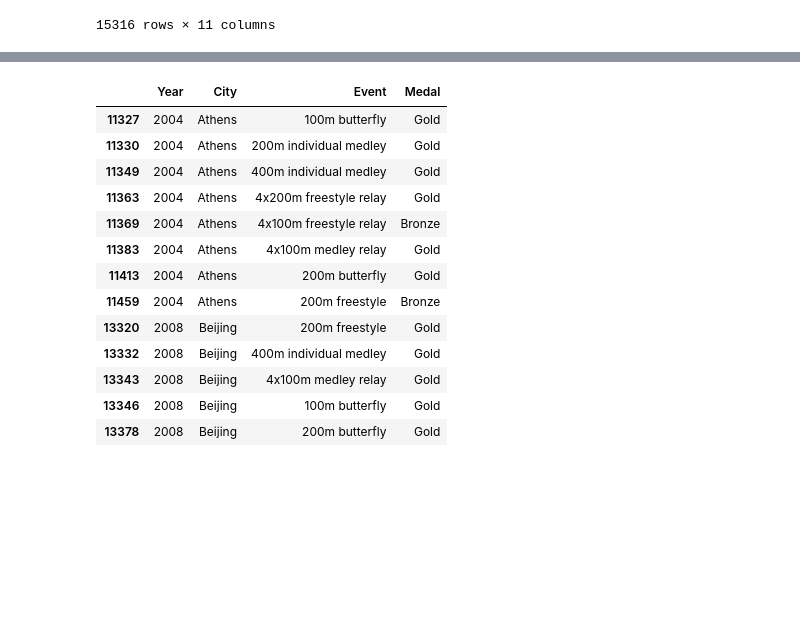
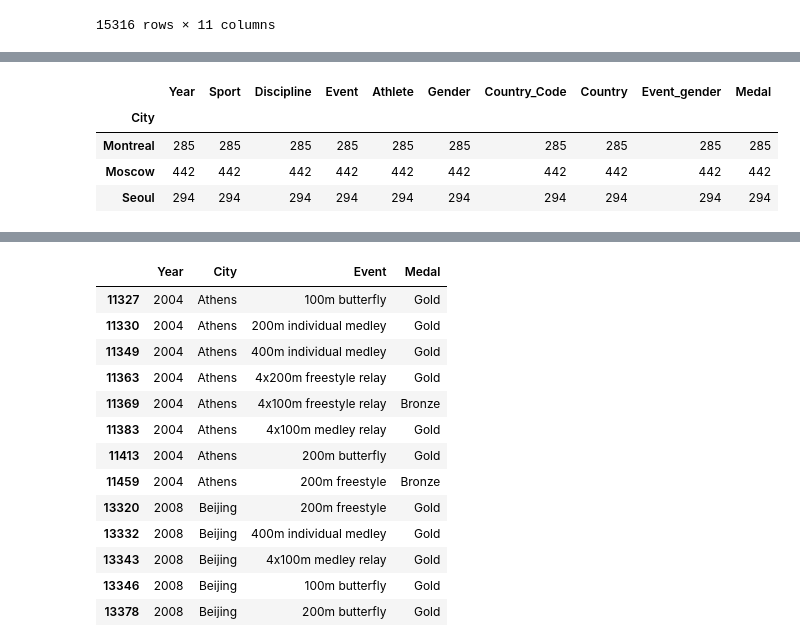
Before and after one commit to kyladawon/dsc106-final-project, a Jupyter notebook: static/olympic.ipynb, the cells around one changed output, grey strips where cells are left out. Saved outputs shown, nothing was run; the diff lists cells and outputs as text; code cells hidden in the pictures; blank space fills up the shorter version.

```diff
--- a/static/olympic.ipynb
+++ b/static/olympic.ipynb
@@ -21,3 +39,11 @@ df
+# %%
+df[df['Country_Code'] == 'URS'].groupby('City').count()
+# %% [output]
+|  | Year | Sport | Discipline | Event | Athlete | Gender | Country_Code | Country | Event_gender | Medal |
+| City |  |  |  |  |  |  |  |  |  |  |
+| Montreal | 285 | 285 | 285 | 285 | 285 | 285 | 285 | 285 | 285 | 285 |
+| Moscow | 442 | 442 | 442 | 442 | 442 | 442 | 442 | 442 | 442 | 442 |
+| Seoul | 294 | 294 | 294 | 294 | 294 | 294 | 294 | 294 | 294 | 294 |
 # %%
 df.groupby(['Athlete']).count().sort_values('City', ascending= False).head(10)
 # %% [output]
```
Also changed, not shown: parts of 7 cells of this notebook, 13 other files.
